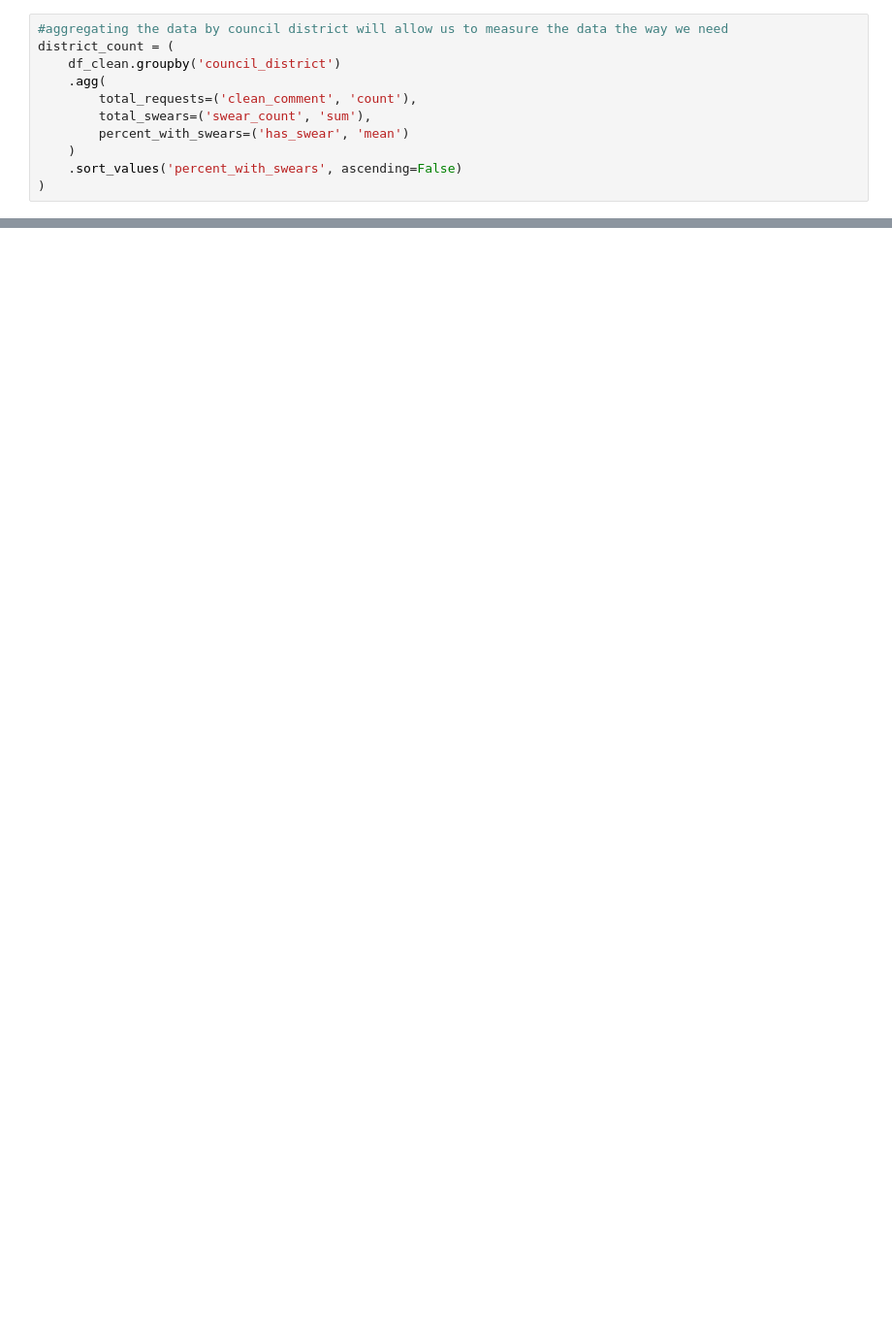
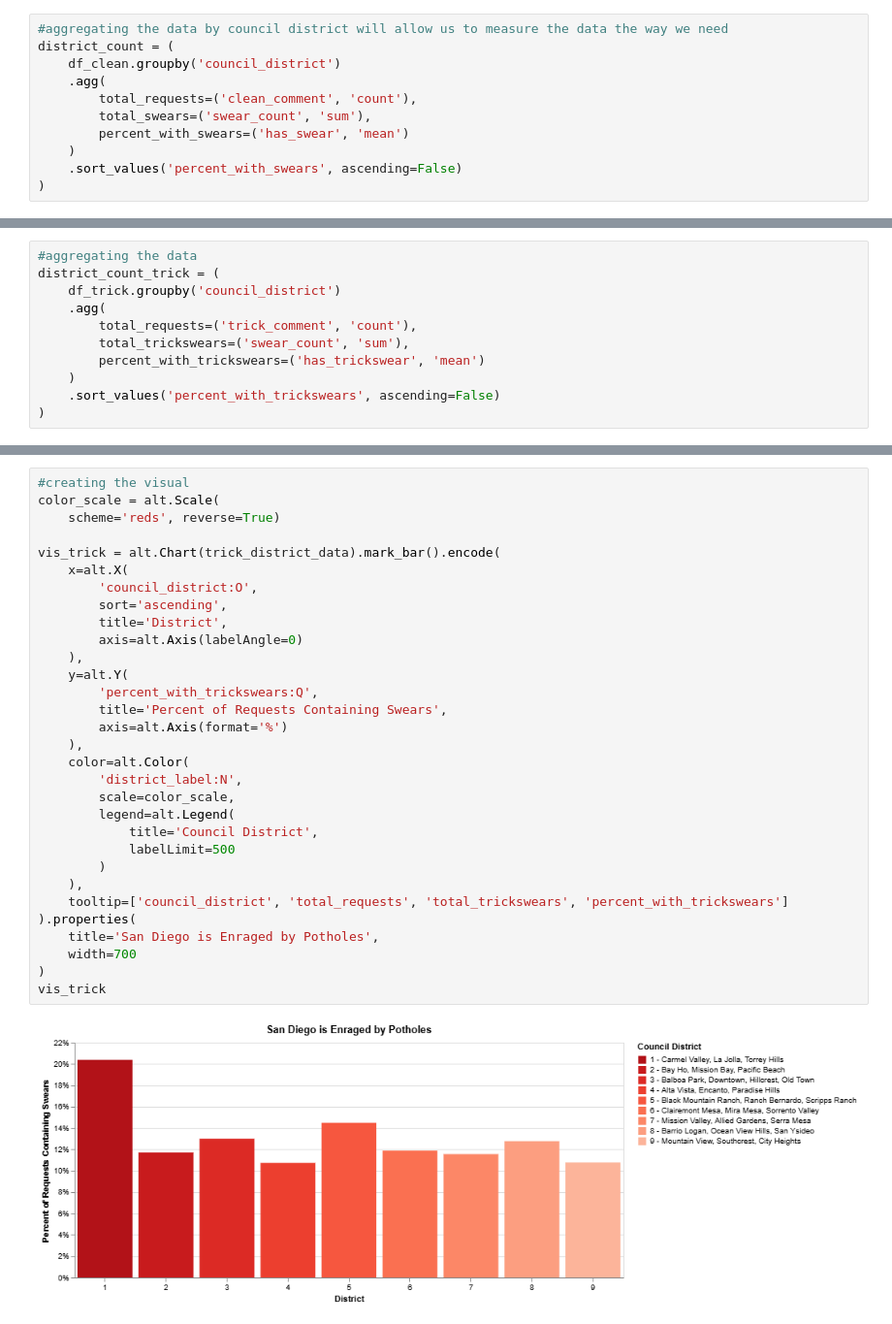
Before and after one commit to d1vyamenon/p4-108, a Jupyter notebook: p4-cogs128.ipynb, the cells around one changed output, grey strips where cells are left out. Shown at 97% size. Cells and saved outputs as stored; diff of their text form; blank space fills up the shorter version.

```diff
--- a/p4-cogs128.ipynb
+++ b/p4-cogs128.ipynb
@@ -102,0 +130,11 @@ vis_true
+# %%
+#aggregating the data
+district_count_trick = (
+    df_trick.groupby('council_district')
+    .agg(
+        total_requests=('trick_comment', 'count'),
+        total_trickswears=('swear_count', 'sum'),
+        percent_with_trickswears=('has_trickswear', 'mean')
+    )
+    .sort_values('percent_with_trickswears', ascending=False)
+)
@@ -102,0 +167,33 @@ vis_true
+# %%
+#creating the visual
+color_scale = alt.Scale(
+    scheme='reds', reverse=True)
+
+vis_trick = alt.Chart(trick_district_data).mark_bar().encode(
+    x=alt.X(
+        'council_district:O',
+        sort='ascending',
+        title='District',
+        axis=alt.Axis(labelAngle=0)
+    ),
+    y=alt.Y(
+        'percent_with_trickswears:Q',
+        title='Percent of Requests Containing Swears',
+        axis=alt.Axis(format='%')
+    ),
+    color=alt.Color(
+        'district_label:N',
+        scale=color_scale,
+        legend=alt.Legend(
+            title='Council District',
+            labelLimit=500
+        )
+    ),
+    tooltip=['council_district', 'total_requests', 'total_trickswears', 'percent_with_trickswears']
+).properties(
+    title='San Diego is Enraged by Potholes',
+    width=700
+)
+vis_trick
+# %% [output]
+[figure, added]
```
Also changed, not shown: parts of 8 cells of this notebook.
